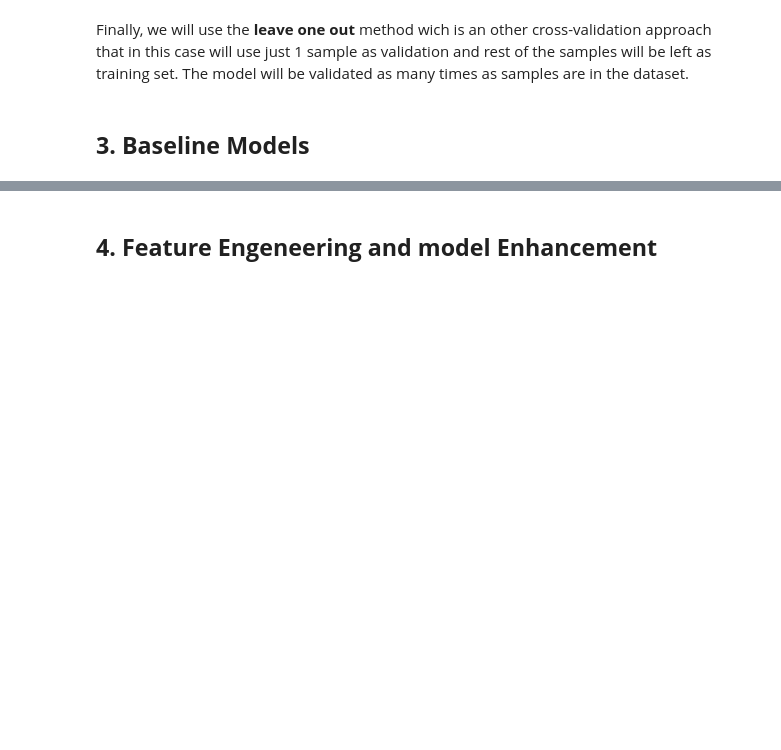
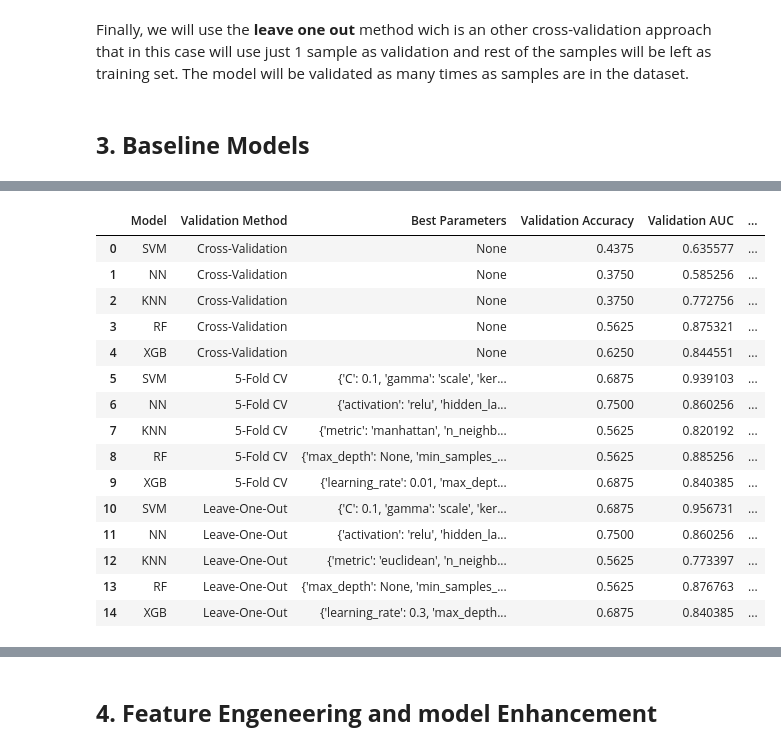
Before and after one commit to marcalvi/ML_Challenge1_G06, a Jupyter notebook: CHALLENGE_1.ipynb, the cells around one changed output, grey strips where cells are left out. Cells and saved outputs as stored; diff of their text form; code cells hidden in the pictures; blank space fills up the shorter version.

```diff
--- a/CHALLENGE_1.ipynb
+++ b/CHALLENGE_1.ipynb
@@ -578,0 +849,37 @@ loo = LeaveOneOut()
+# %%
+from sklearn.model_selection import LeaveOneOut
+
+# Set up Leave-One-Out Cross-Validation
+loo = LeaveOneOut()
+
+# Running all the models using Leave-One-Out Cross-Validation
+for model_name, model in models.items():
+    print(f'Training {model_name}')
+
+    # Running GridSearchCV with Leave-One-Out Cross-Validation
+    best_model, best_params, val_accuracy, auc_val, val_precision, val_recall, val_f1, val_conf_matrix, test_auc, test_accuracy, test_precision, test_recall, test_f1, test_conf_matrix = grid_search_model(
+        model, param_grids[model_name], X_train, y_train, X_val, y_val, X_test, y_test, cv=loo, use_cv=True
+    )
+
+    # Organize the results into a dictionary
+    results_dict = {
+        'Model': model_name,
+        'Validation Method': 'Leave-One-Out',
+        'Best Parameters': best_params,
+        'Validation Accuracy': val_accuracy,
+        'Validation AUC': auc_val,
+        'Validation Precision': val_precision,
+        'Validation Recall': val_recall,
+        'Validation F1 Score': val_f1,
+        'Test Accuracy': test_accuracy,
+        'Test AUC': test_auc,
+        'Test Precision': test_precision,
+        'Test Recall': test_recall,
+        'Test F1 Score': test_f1
+    }
+
+    # Append the results to the dataframe
+    results_df = pd.concat([results_df, pd.DataFrame([results_dict])], ignore_index=True)
+
+# Display the results
+print(results_df)
@@ -578,0 +904,19 @@ loo = LeaveOneOut()
+# %%
+results_df
+# %% [output]
+|  | Model | Validation Method | Best Parameters | Validation Accuracy | Validation AUC | ... |
+| 0 | SVM | Cross-Validation | None | 0.4375 | 0.635577 | ... |
+| 1 | NN | Cross-Validation | None | 0.3750 | 0.585256 | ... |
+| 2 | KNN | Cross-Validation | None | 0.3750 | 0.772756 | ... |
+| 3 | RF | Cross-Validation | None | 0.5625 | 0.875321 | ... |
+| 4 | XGB | Cross-Validation | None | 0.6250 | 0.844551 | ... |
+| 5 | SVM | 5-Fold CV | {'C': 0.1, 'gamma': 'scale', 'ker... | 0.6875 | 0.939103 | ... |
+| 6 | NN | 5-Fold CV | {'activation': 'relu', 'hidden_la... | 0.7500 | 0.860256 | ... |
+| 7 | KNN | 5-Fold CV | {'metric': 'manhattan', 'n_neighb... | 0.5625 | 0.820192 | ... |
+| 8 | RF | 5-Fold CV | {'max_depth': None, 'min_samples_... | 0.5625 | 0.885256 | ... |
+| 9 | XGB | 5-Fold CV | {'learning_rate': 0.01, 'max_dept... | 0.6875 | 0.840385 | ... |
+| 10 | SVM | Leave-One-Out | {'C': 0.1, 'gamma': 'scale', 'ker... | 0.6875 | 0.956731 | ... |
+| 11 | NN | Leave-One-Out | {'activation': 'relu', 'hidden_la... | 0.7500 | 0.860256 | ... |
+| 12 | KNN | Leave-One-Out | {'metric': 'euclidean', 'n_neighb... | 0.5625 | 0.773397 | ... |
+| 13 | RF | Leave-One-Out | {'max_depth': None, 'min_samples_... | 0.5625 | 0.876763 | ... |
+| 14 | XGB | Leave-One-Out | {'learning_rate': 0.3, 'max_depth... | 0.6875 | 0.840385 | ... |
```
Also changed, not shown: parts of 17 cells of this notebook, 1 other file.
